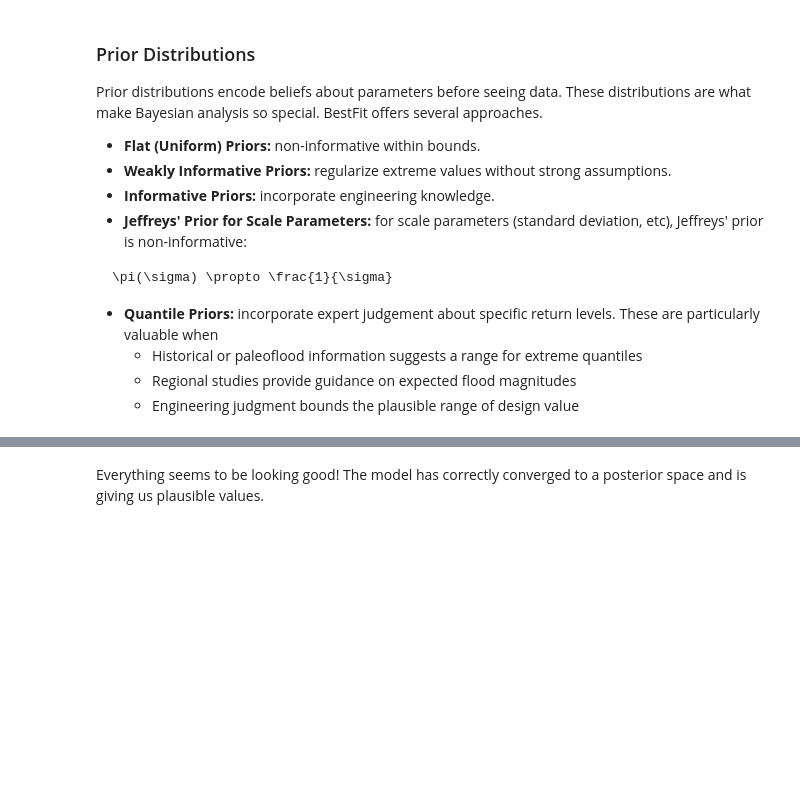
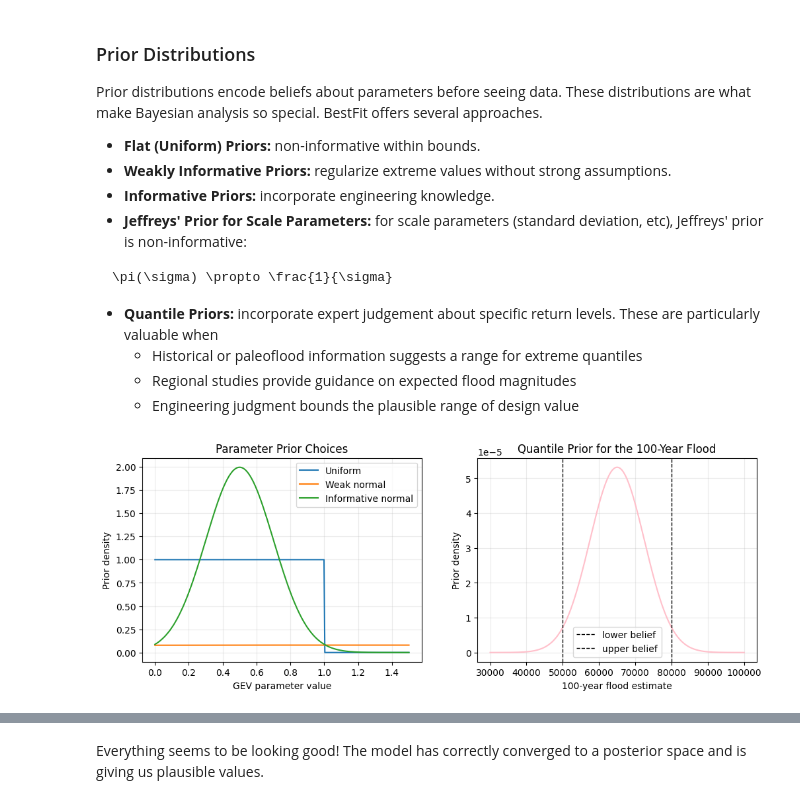
Before and after one commit to USACE-RMC/BestFit-Python-Examples, a Jupyter notebook: notebooks/02_model_estimation.ipynb, the cells around one changed output, grey strips where cells are left out. Saved outputs shown, nothing was run; the diff lists cells and outputs as text; code cells hidden in the pictures; blank space fills up the shorter version.

```diff
--- a/notebooks/02_model_estimation.ipynb
+++ b/notebooks/02_model_estimation.ipynb
@@ -318,48 +418,38 @@ model.Parameters[0].PriorDistribution = Normal(regional_estimate, regional_uncer
 # Jeffreys' prior
 bayesian = BayesianAnalysis(model)
 bayesian.UseJeffreysRuleForScale = True
 
 # Quantile prior based on "the 100 year flood is probably between 50,000 and 80,000 cfs"
 q_prior = QuantilePrior()
 q_prior.ReturnPeriod = 100
 q_prior.Distribution = Normal(65000, 7500)
 model.QuantilePriors.Add(q_prior)
 
 # Compare the prior distributions
 prior_grid = np.linspace(0, 1.5, 300)
 prior_grid_wide = np.linspace(-30,30, 300)
 uniform_prior = Uniform(lower_bound, upper_bound)
 weak_prior = Normal(expected_value, 10 * expected_sd)
 informative_prior = Normal(regional_estimate, regional_uncertainty)
 quantile_grid = np.linspace(30000, 100000, 300)
 
 fig, axes = plt.subplots(1, 2, figsize=(12, 4))
 axes[0].plot(prior_grid, [uniform_prior.PDF(float(x)) for x in prior_grid], label="Uniform")
 axes[0].plot(prior_grid, [weak_prior.PDF(float(x)) for x in prior_grid], label="Weak normal")
 axes[0].plot(prior_grid, [informative_prior.PDF(float(x)) for x in prior_grid], label="Informative normal")
 axes[0].set_xlabel("GEV parameter value")
 axes[0].set_ylabel("Prior density")
 axes[0].set_title("Parameter Prior Choices")
 axes[0].grid(alpha=0.25)
 axes[0].legend()
 
-axes[1].plot(prior_grid, [uniform_prior.PDF(float(x)) for x in prior_grid_wide], label="Uniform")
-axes[1].plot(prior_grid, [weak_prior.PDF(float(x)) for x in prior_grid_wide], label="Weak normal")
-axes[1].plot(prior_grid, [informative_prior.PDF(float(x)) for x in prior_grid_wide], label="Informative normal")
-axes[1].set_xlabel("GEV parameter value")
+axes[1].plot(quantile_grid, [q_prior.Distribution.PDF(float(q)) for q in quantile_grid], color="pink")
+axes[1].axvline(50000, color="black", linestyle="--", linewidth=1, label="lower belief")
+axes[1].axvline(80000, color="black", linestyle="--", linewidth=1, label="upper belief")
+axes[1].set_xlabel("100-year flood estimate")
 axes[1].set_ylabel("Prior density")
-axes[1].set_title("Parameter Prior Choices (Zoomed In)")
+axes[1].set_title("Quantile Prior for the 100-Year Flood")
 axes[1].grid(alpha=0.25)
-axes[1].set_xlim([0, 1.5])
-axes[1].set_ylim([0, 0.1])  # focuses on the weak normal bump [code_file:0]
-axes[1].legend()
-
-fig,ax = plt.subplots()
-ax.plot(quantile_grid, [q_prior.Distribution.PDF(float(q)) for q in quantile_grid], color="pink")
-ax.axvline(50000, color="black", linestyle="--", linewidth=1, label="lower belief")
-ax.axvline(80000, color="black", linestyle="--", linewidth=1, label="upper belief")
-ax.set_xlabel("100-year flood estimate")
-ax.set_ylabel("Prior density")
-ax.set_title("Quantile Prior for the 100-Year Flood")
-ax.grid(alpha=0.25)
-ax.legend()
+axes[1].legend();
+# %% [output]
+[figure, added]
```
Also changed, not shown: parts of 20 cells of this notebook, 32 other files.
